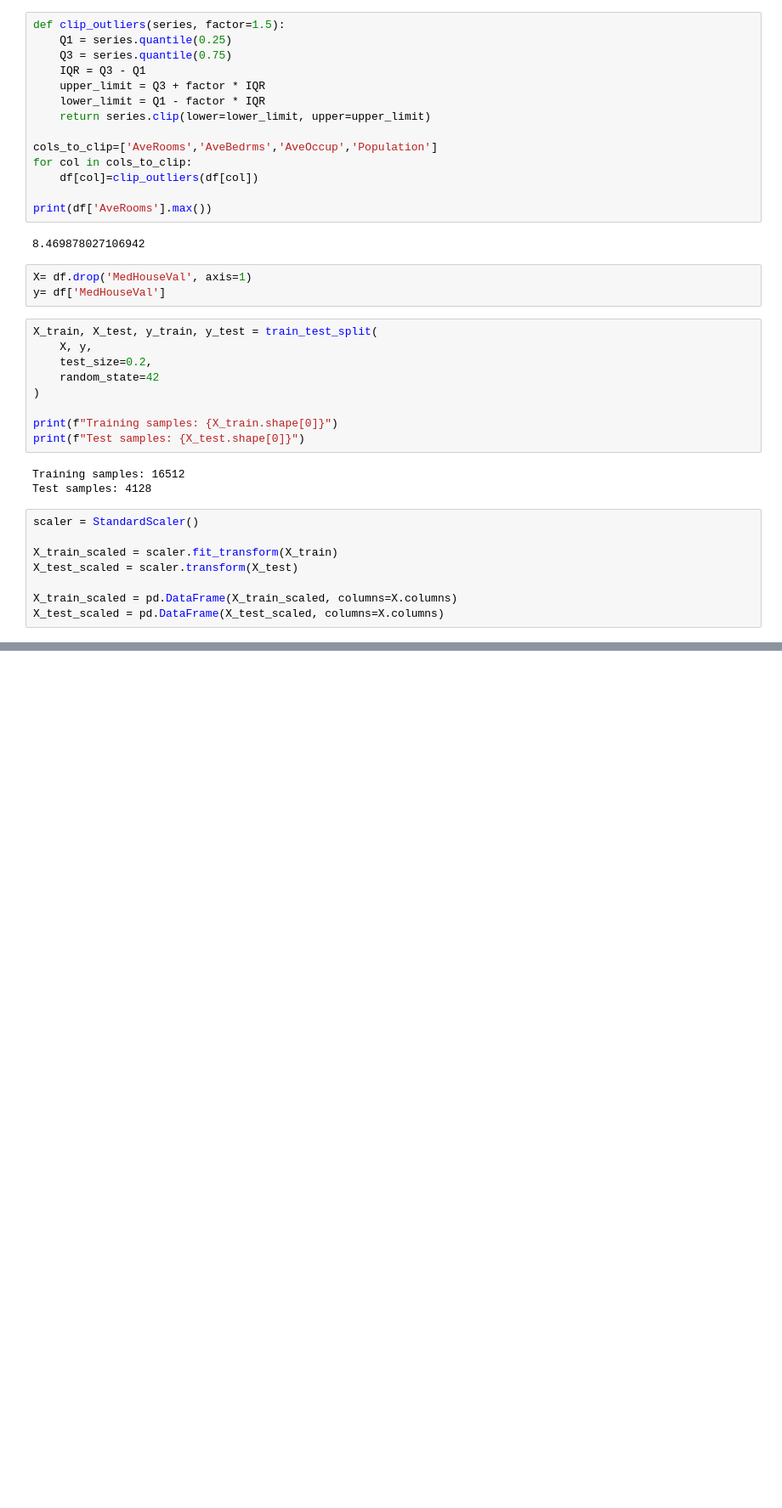
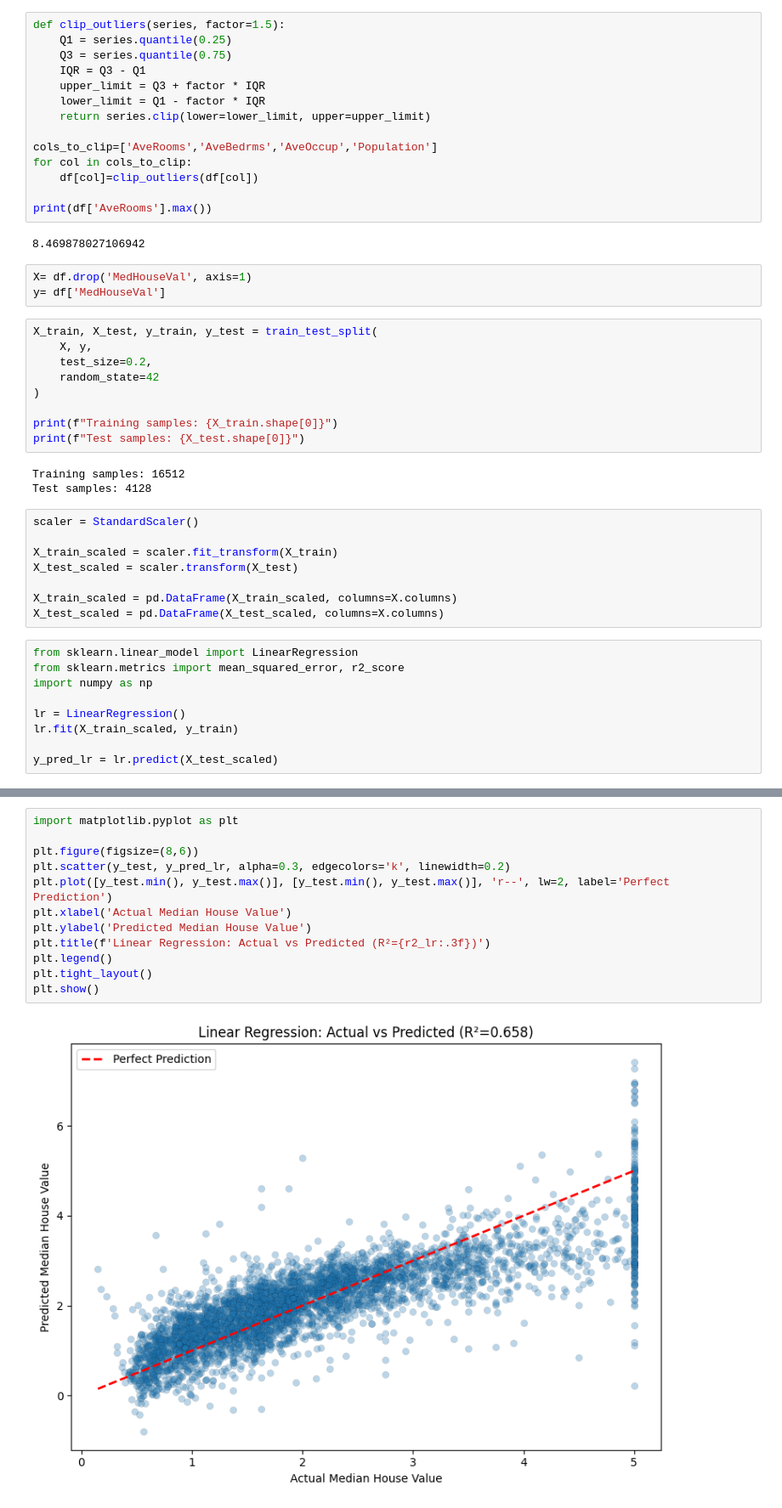
Before and after one commit to NavidAhmadiii/california-house-price-prediction, a Jupyter notebook: house_prediction.ipynb, the cells around one changed output, grey strips where cells are left out. Shown at 85% size. Cells and saved outputs as stored; diff of their text form; blank space fills up the shorter version.

Commit message:
Train baseline Linear Regression model with RMSE and R² evaluation

```diff
--- a/house_prediction.ipynb
+++ b/house_prediction.ipynb
@@ -178,3 +178,12 @@ X_test_scaled = scaler.transform(X_test)
 
 X_train_scaled = pd.DataFrame(X_train_scaled, columns=X.columns)
 X_test_scaled = pd.DataFrame(X_test_scaled, columns=X.columns)
+# %%
+from sklearn.linear_model import LinearRegression
+from sklearn.metrics import mean_squared_error, r2_score
+import numpy as np
+
+lr = LinearRegression()
+lr.fit(X_train_scaled, y_train)
+
+y_pred_lr = lr.predict(X_test_scaled)
@@ -180,0 +198,14 @@ X_test_scaled = pd.DataFrame(X_test_scaled, columns=X.columns)
+# %%
+import matplotlib.pyplot as plt
+
+plt.figure(figsize=(8,6))
+plt.scatter(y_test, y_pred_lr, alpha=0.3, edgecolors='k', linewidth=0.2)
+plt.plot([y_test.min(), y_test.max()], [y_test.min(), y_test.max()], 'r--', lw=2, label='Perfect Prediction')
+plt.xlabel('Actual Median House Value')
+plt.ylabel('Predicted Median House Value')
+plt.title(f'Linear Regression: Actual vs Predicted (R²={r2_lr:.3f})')
+plt.legend()
+plt.tight_layout()
+plt.show()
+# %% [output]
+[figure, added]
```
Also changed, not shown: parts of 2 cells of this notebook.
